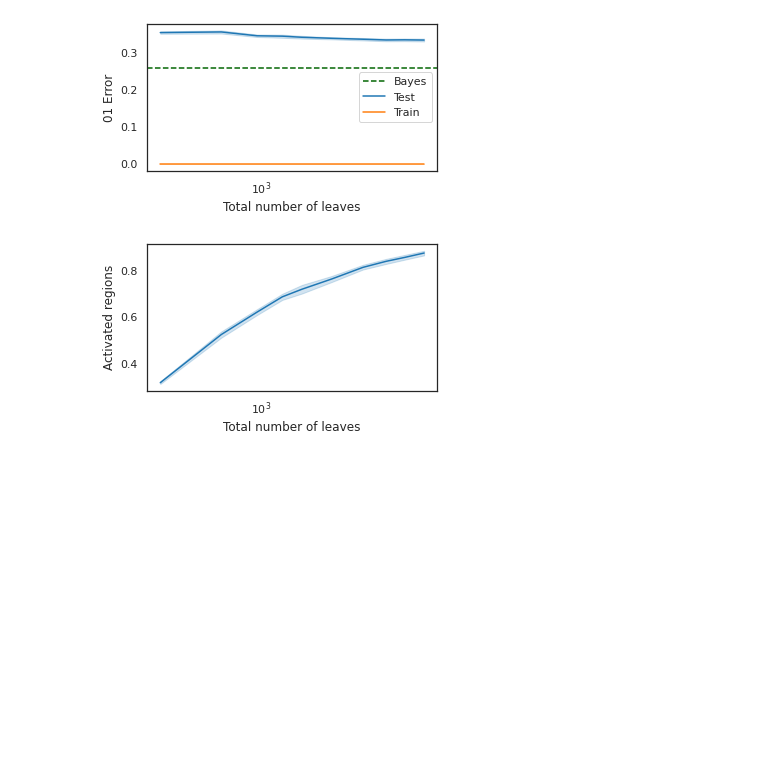
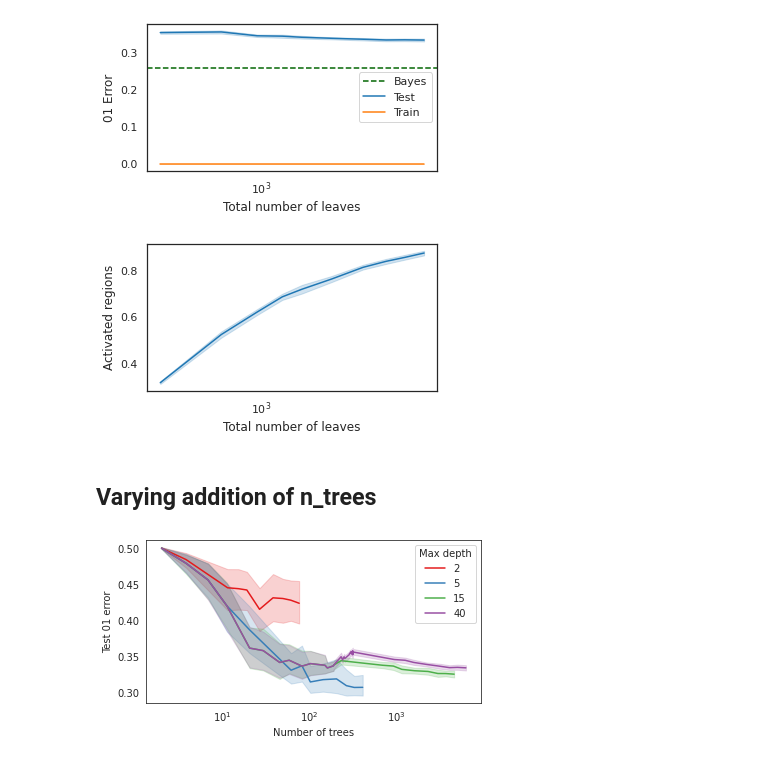
Before and after one commit to rflperry/double_descent, a Jupyter notebook: experiments/kaleab_xor_dd/plot_results.ipynb, the cells around one changed output. Cells and saved outputs as stored; diff of their text form; code cells hidden in the pictures; blank space fills up the shorter version.

Commit message:
varying shallowness

```diff
--- a/experiments/kaleab_xor_dd/plot_results.ipynb
+++ b/experiments/kaleab_xor_dd/plot_results.ipynb
@@ -303,7 +303,7 @@ for metric, ylab in [('n_regions', 'Activated regions')]:
 algo = "shallow_forest"
 dataset = "xor"
 # Read
-df = pd.read_csv(f'./varying_model_results/{dataset}/{dataset}_{algo}_results_paper.csv')
+df = pd.read_csv(f'./varying_model_results/{dataset}/{dataset}_{algo}_results_40.csv')
 
 df.drop(df[df['max_depth'] == 'None'].index, inplace=True)
 
@@ -392,3 +392,22 @@ for metric, ylab in [('n_regions', 'Activated regions')]:
 # %% [output]
 [figure]
 [figure]
+# %% [markdown]
+## Varying addition of n_trees
+# %%
+depths = [2, 5, 15, 40]
+dataset = "xor"
+
+algo = "deep_forest"
+deep_df = pd.read_csv(f'./varying_model_results/{dataset}/{dataset}_{algo}_results.csv')
+# deep_df['max_depth'] = dee
+
+dfs = []
+algo = "shallow_forest"
+for depth in depths:
+    df = pd.read_csv(f'./varying_model_results/{dataset}/{dataset}_{algo}_results_{depth}.csv')
+    # df = pd.concat((df, deep_df[deep_df['max_depth'] < depth]))
+    df['switch_depth'] = depth
+    dfs.append(df)
+
+df = pd.concat(dfs)
@@ -394,0 +443,28 @@ for metric, ylab in [('n_regions', 'Activated regions')]:
+# %%
+fig, ax = plt.subplots(1, 1, figsize=(6, 3))
+sns.lineplot(
+    data=df,
+    hue='switch_depth',
+    y=test_error,
+    x='n_estimators',
+    # x='expected_leaves',
+#     palette=[
+#         "#ccebc5",
+#         "#a8ddb5",
+#         "#7bccc4",
+#         "#4eb3d3",
+#     ],
+    palette='Set1',
+    # palette=["#c7e9b4", "#7fcdbb", "#1d91c0", "#253494"],
+    ax=ax,
+    # legend=False
+    # ci=None,
+)
+plt.xlabel('Number of trees')
+plt.ylabel('Test 01 error')
+plt.xscale('log')
+plt.legend(title='Max depth', labels=depths)
+plt.savefig('./figures/belkin_forest_test_varying_shallow.pdf')
+plt.show()
+# %% [output]
+[figure, added]
```
Also changed, not shown: parts of 2 cells of this notebook, 5 other files.
